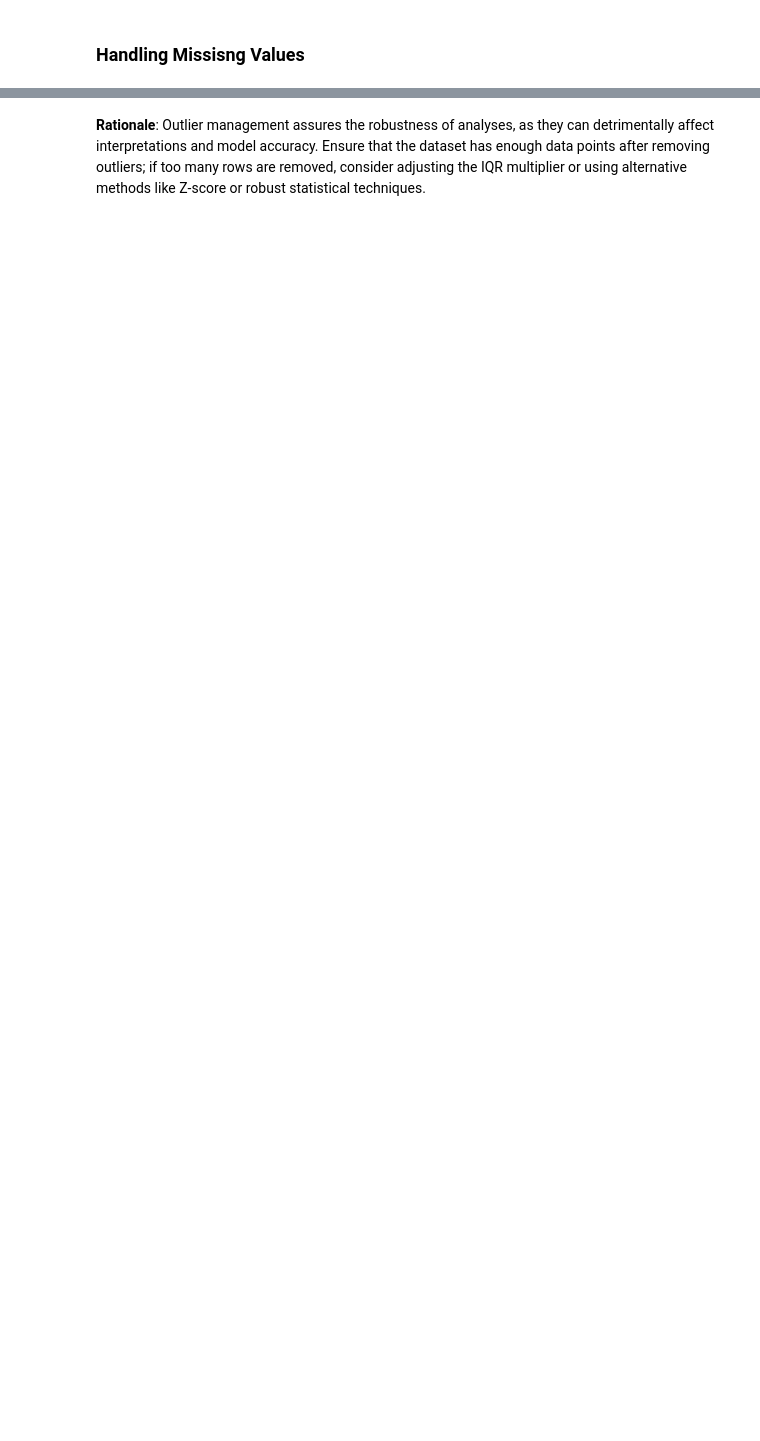
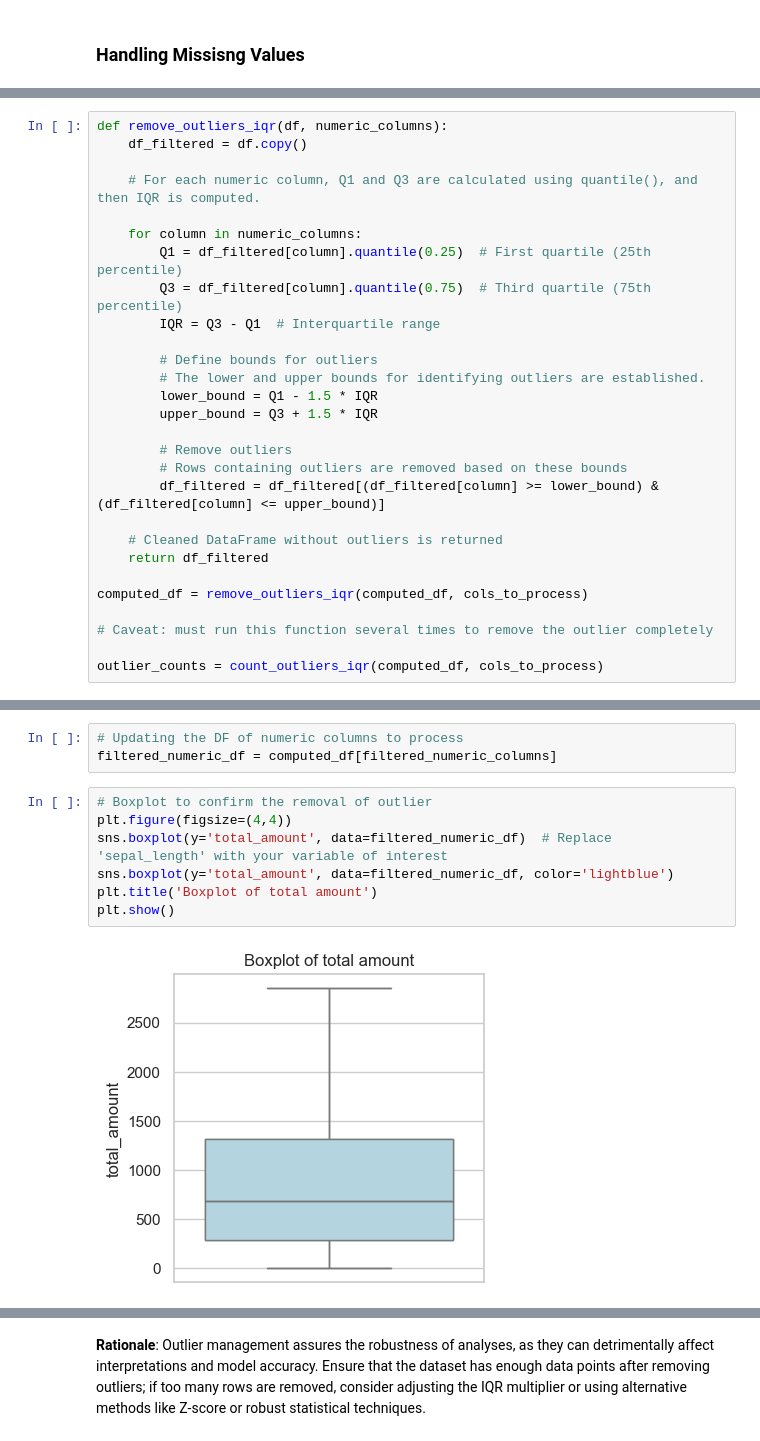
Before and after one commit to arnelimperial/greenergy, a Jupyter notebook: sales.ipynb, the cells around one changed output, grey strips where cells are left out. Cells and saved outputs as stored; diff of their text form; blank space fills up the shorter version.

```diff
--- a/sales.ipynb
+++ b/sales.ipynb
@@ -321,0 +309,28 @@ plt.show()
+# %%
+def remove_outliers_iqr(df, numeric_columns):
+    df_filtered = df.copy()
+
+    # For each numeric column, Q1 and Q3 are calculated using quantile(), and then IQR is computed.
+
+    for column in numeric_columns:
+        Q1 = df_filtered[column].quantile(0.25)  # First quartile (25th percentile)
+        Q3 = df_filtered[column].quantile(0.75)  # Third quartile (75th percentile)
+        IQR = Q3 - Q1  # Interquartile range
+
+        # Define bounds for outliers
+        # The lower and upper bounds for identifying outliers are established.
+        lower_bound = Q1 - 1.5 * IQR
+        upper_bound = Q3 + 1.5 * IQR
+
+        # Remove outliers
+        # Rows containing outliers are removed based on these bounds
+        df_filtered = df_filtered[(df_filtered[column] >= lower_bound) & (df_filtered[column] <= upper_bound)]
+
+    # Cleaned DataFrame without outliers is returned
+    return df_filtered
+
+computed_df = remove_outliers_iqr(computed_df, cols_to_process)
+
+# Caveat: must run this function several times to remove the outlier completely
+
+outlier_counts = count_outliers_iqr(computed_df, cols_to_process)
@@ -321,0 +341,12 @@ plt.show()
+# %%
+# Updating the DF of numeric columns to process
+filtered_numeric_df = computed_df[filtered_numeric_columns]
+# %%
+# Boxplot to confirm the removal of outlier
+plt.figure(figsize=(4,4))
+sns.boxplot(y='total_amount', data=filtered_numeric_df)  # Replace 'sepal_length' with your variable of interest
+sns.boxplot(y='total_amount', data=filtered_numeric_df, color='lightblue')
+plt.title('Boxplot of total amount')
+plt.show()
+# %% [output]
+[figure, added]
```
Also changed, not shown: parts of 82 cells of this notebook, 1 other file.
